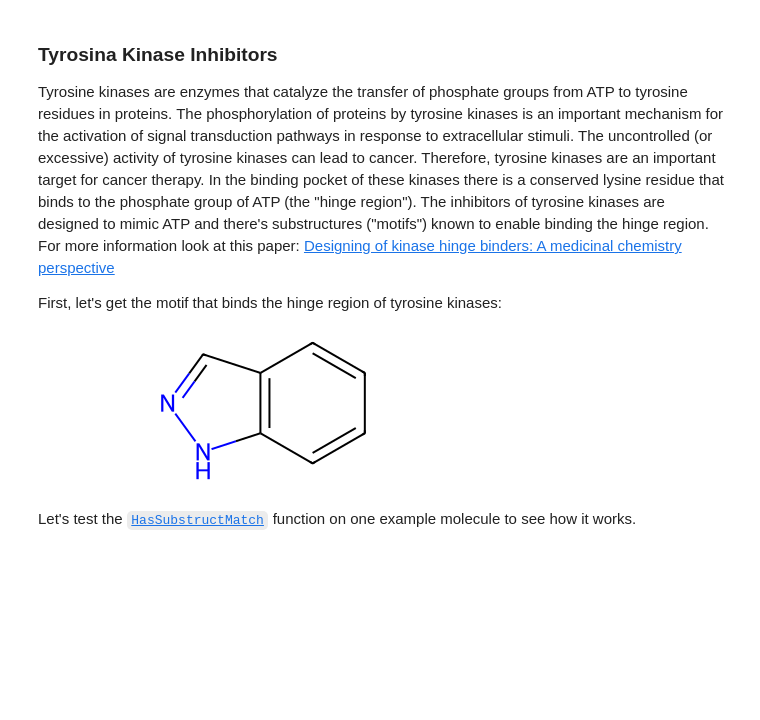
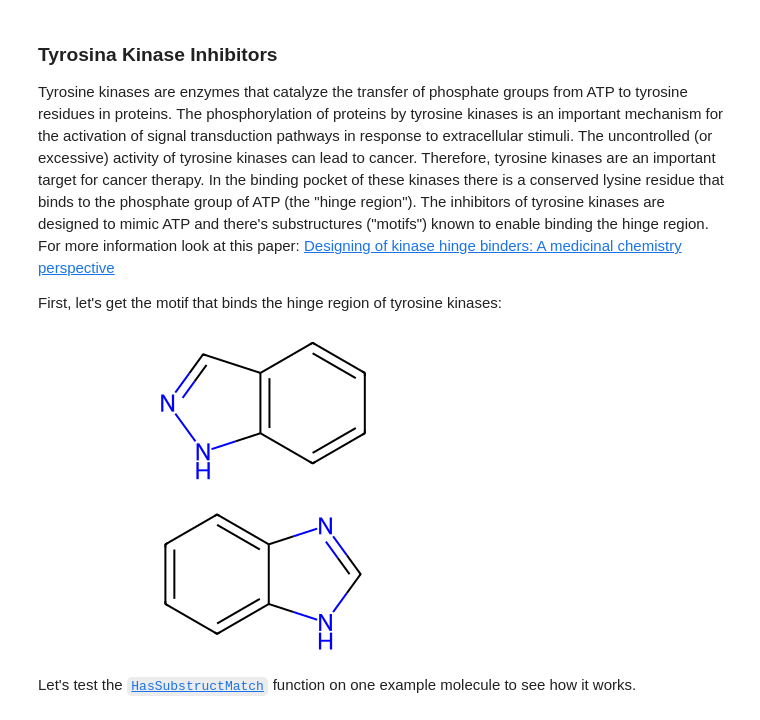
Before and after one commit to philippeloe/practical-programming-in-chemistry-exercises, a Jupyter notebook: week_06/06_exercises.ipynb, the cells around one changed output. Cells and saved outputs as stored; diff of their text form; code cells hidden in the pictures; blank space fills up the shorter version.

```diff
--- a/week_06/06_exercises.ipynb
+++ b/week_06/06_exercises.ipynb
@@ -50,3 +54,9 @@ indazole
+# %%
+indazole_smi = "C1=CC=C2C(=C1)NC=N2"
+indazole = Chem.MolFromSmiles(indazole_smi)
+indazole
+# %% [output]
+[figure, added]
 # %% [markdown]
 Let's test the [`HasSubstructMatch`](https://www.rdkit.org/docs/source/rdkit.Chem.rdchem.html#rdkit.Chem.rdchem.Mol.HasSubstructMatch) function on one example molecule to see how it works.
 # %%
```
Also changed, not shown: parts of 47 cells of this notebook, 1 other file.
